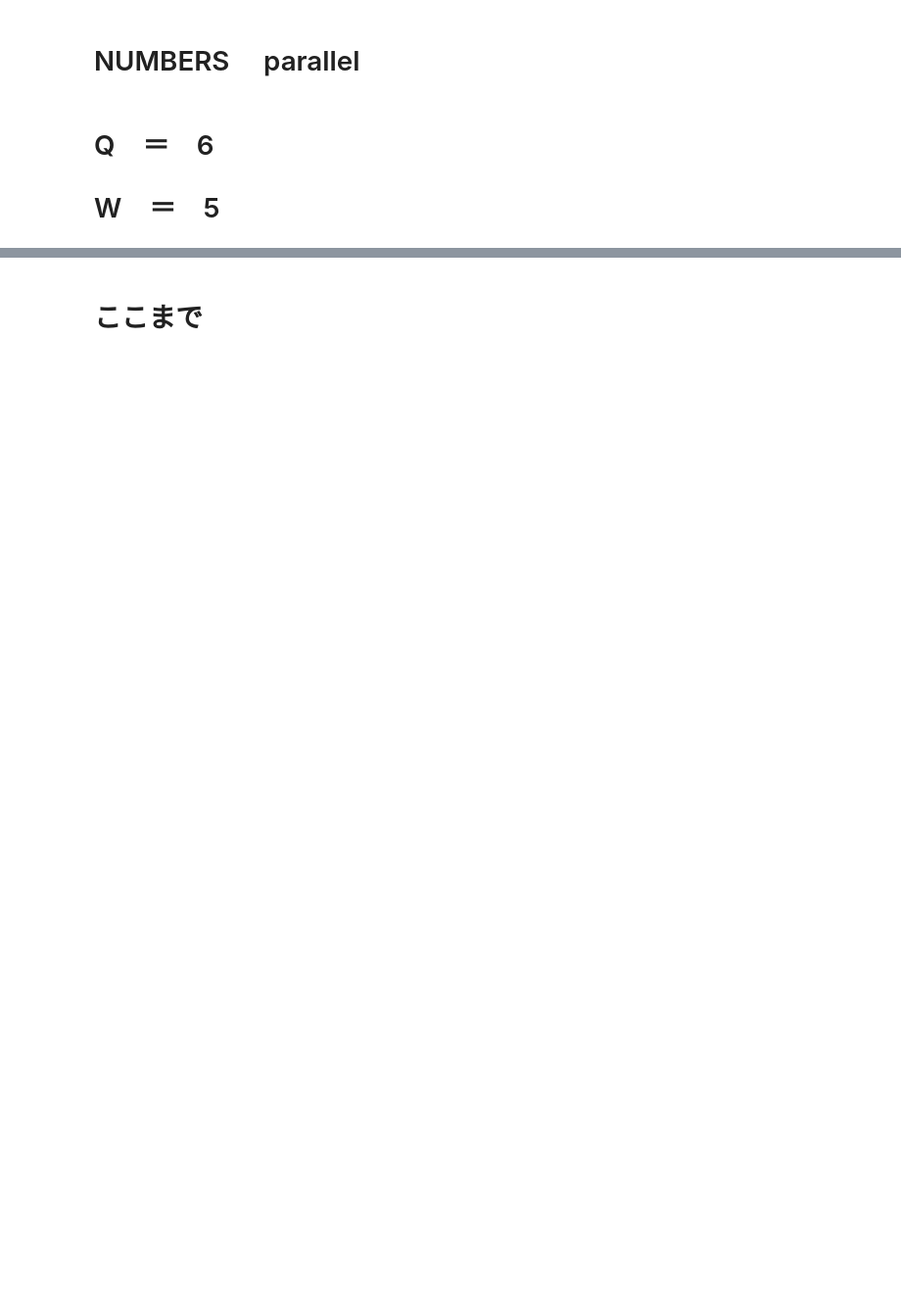
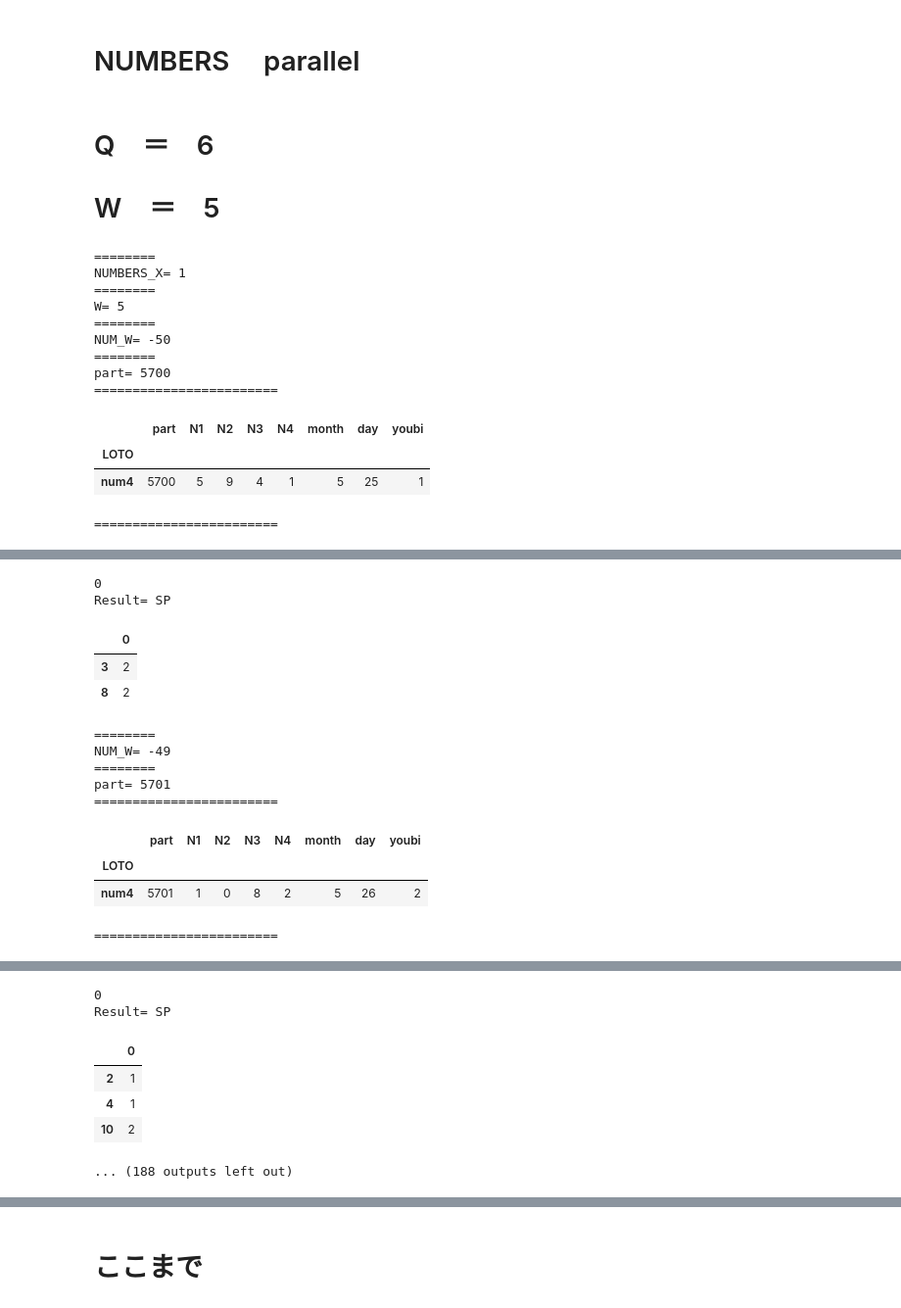
Before and after one commit to tajamaharu/-, a Jupyter notebook: loto_330_BEFORE.ipynb, the cells around one changed output, grey strips where cells are left out. Shown at 98% size. Cells and saved outputs as stored; diff of their text form; code cells hidden in the pictures; blank space fills up the shorter version.

```diff
--- a/loto_330_BEFORE.ipynb
+++ b/loto_330_BEFORE.ipynb
@@ -4691,8 +4751,8 @@ print("========")
 print("W=",w)
 NM_X=NUMBERS_X[NUMBERS_X["LOTO"]==loto]
 if NUM_X >= 0:
-    NM_X=NM_X[[  'LOTO',     'part',     'date',       'N1',       'N2', 'N3',       'N4',          1,          2,          3,          4,5,          6,          7,          8,          9,         10,'year',    'month',      'day','youbi',  'sihanki',   'gessyo', 'getumatu',  'rokuyou']]
-    NM_X.columns=[  'LOTO',     'part',     'date',       'N1',       'N2', 'N3',       'N4',"x1qa","x2qa","x3qa","x4qa","x5qa","x6qa","x7qa","x8qa","x9qa","x10qa" ,'year',    'month',      'day','youbi',  'sihanki',   'gessyo', 'getumatu',  'rokuyou']
+    NM_X=NM_X[[  'LOTO',     'part',     'date',       'N1',       'N2', 'N3',       'N4',          1,          2,          3,          4,5,          6,          7,          8,          9,         10,'year',    'month',      'day','youbi', 'rokuyou']]
+    NM_X.columns=[  'LOTO',     'part',     'date',       'N1',       'N2', 'N3',       'N4',"x1qa","x2qa","x3qa","x4qa","x5qa","x6qa","x7qa","x8qa","x9qa","x10qa" ,'year',    'month',      'day','youbi', 'rokuyou']
     NM_X.drop_duplicates(inplace=True)
 
     NM_X.reset_index(inplace=True, drop=True)
@@ -4873,8 +4933,7 @@ for i in range(-50,-1):
         v_2=DF_W_1.loc[:,DF_W_1.columns.str.contains("s")]
         bn_2_1=DF_W_1.loc[:,DF_W_1.columns.str.contains("x")]
         bn_2=bn_2_1.drop(["index"],axis=1)
-        v_3=v_2.drop(["sihanki","gessyo"],axis=1)
-
+        v_3=v_2
         bn_3=bn_2.iloc[-1,].sort_values( ascending=False)
         v_4=v_3.iloc[-1,].sort_values( ascending=False)
         bn_4=bn_3.reset_index()
@@ -5141,30 +5200,44 @@ for i in range(-50,-1):
         NUMWER=x2
     if NUM_X==3 and Result== "SA":
         NUMWER=x3
     if NUM_X==4 and Result== "SA":
         NUMWER=x4
     if NUM_X==1 and Result== "SP":
         NUMWER=x1
     if NUM_X==2 and Result== "SP":
         NUMWER=x2
     if NUM_X==3 and Result== "SP":
         NUMWER=x3
     if NUM_X==4 and Result== "SP":
         NUMWER=x4
     if NUM_X==1 and Result== "XP":
         NUMWER=ZX1
     if NUM_X==2 and Result== "XP":
         NUMWER=ZX2
     if NUM_X==3 and Result== "XP":
         NUMWER=ZX3
     if NUM_X==4 and Result== "XP":
         NUMWER=ZX4
 
 
     if NUM_X>0:
 
         RESULT_8=RESULT_6==NUMWER
         RESULT_9=pd.DataFrame(RESULT_8.sum())
         display(RESULT_9[RESULT_9[0]>0])
     result_9.append(list(RESULT_9[0]))
     table
+# %% [output]
+========
+NUMBERS_X= 1
+========
+W= 5
+========
+NUM_W= -50
+========
+part= 5700
+========================
+|  | part | N1 | N2 | N3 | N4 | month | day | youbi |
+| LOTO |  |  |  |  |  |  |  |  |
+| num4 | 5700 | 5 | 9 | 4 | 1 | 5 | 25 | 1 |
+========================
@@ -5170,0 +5245,14 @@ for i in range(-50,-1):
+0
+Result= SP
+|  | 0 |
+| 3 | 2 |
+| 8 | 2 |
+========
+NUM_W= -49
+========
+part= 5701
+========================
+|  | part | N1 | N2 | N3 | N4 | month | day | youbi |
+| LOTO |  |  |  |  |  |  |  |  |
+| num4 | 5701 | 1 | 0 | 8 | 2 | 5 | 26 | 2 |
+========================
@@ -5171,2 +5260,9 @@ for i in range(-50,-1):
+0
+Result= SP
+|  | 0 |
+| 2 | 1 |
+| 4 | 1 |
+| 10 | 2 |
+... (188 outputs left out)
 # %%
 pd.DataFrame(result_9)
```
Also changed, not shown: parts of 20 cells of this notebook.
